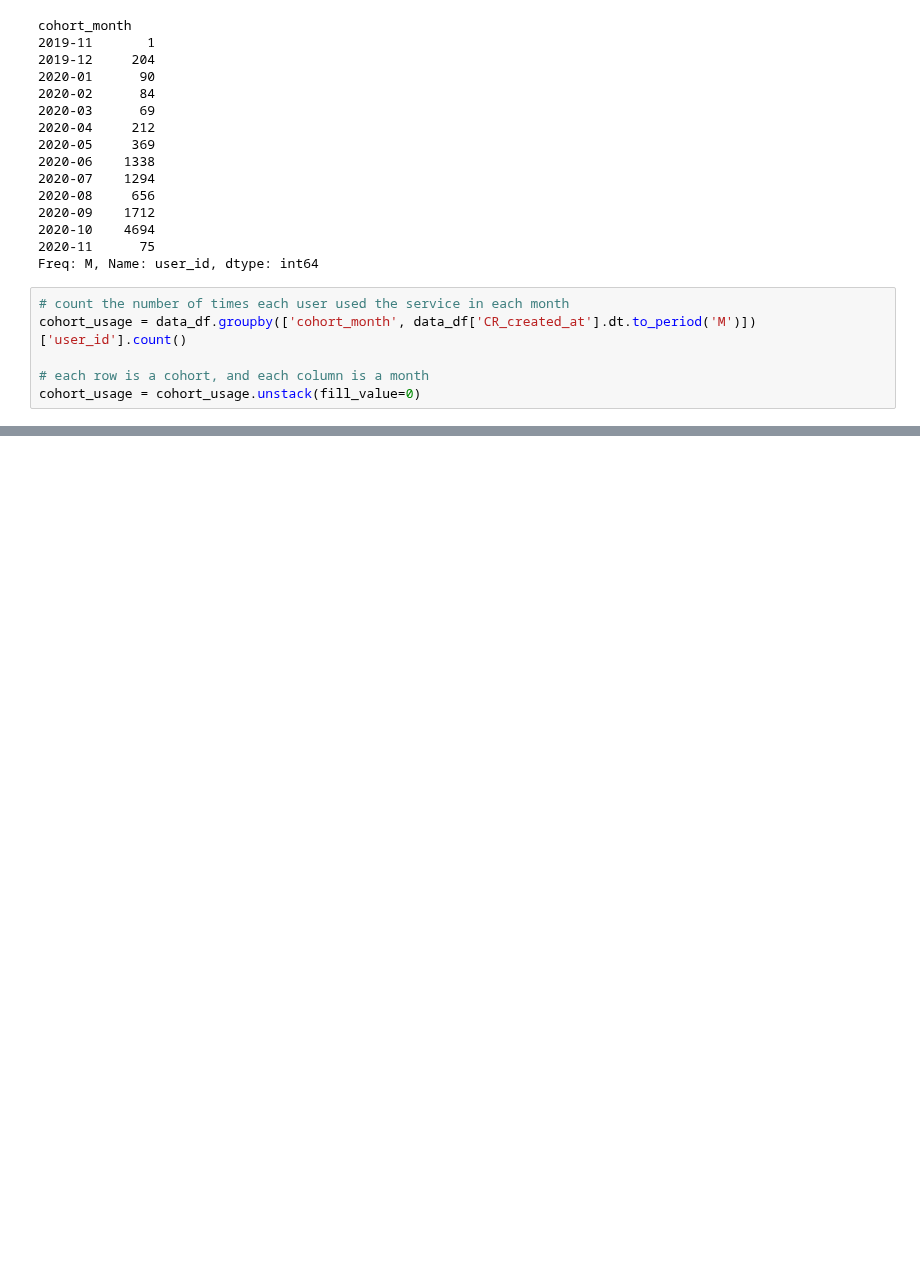
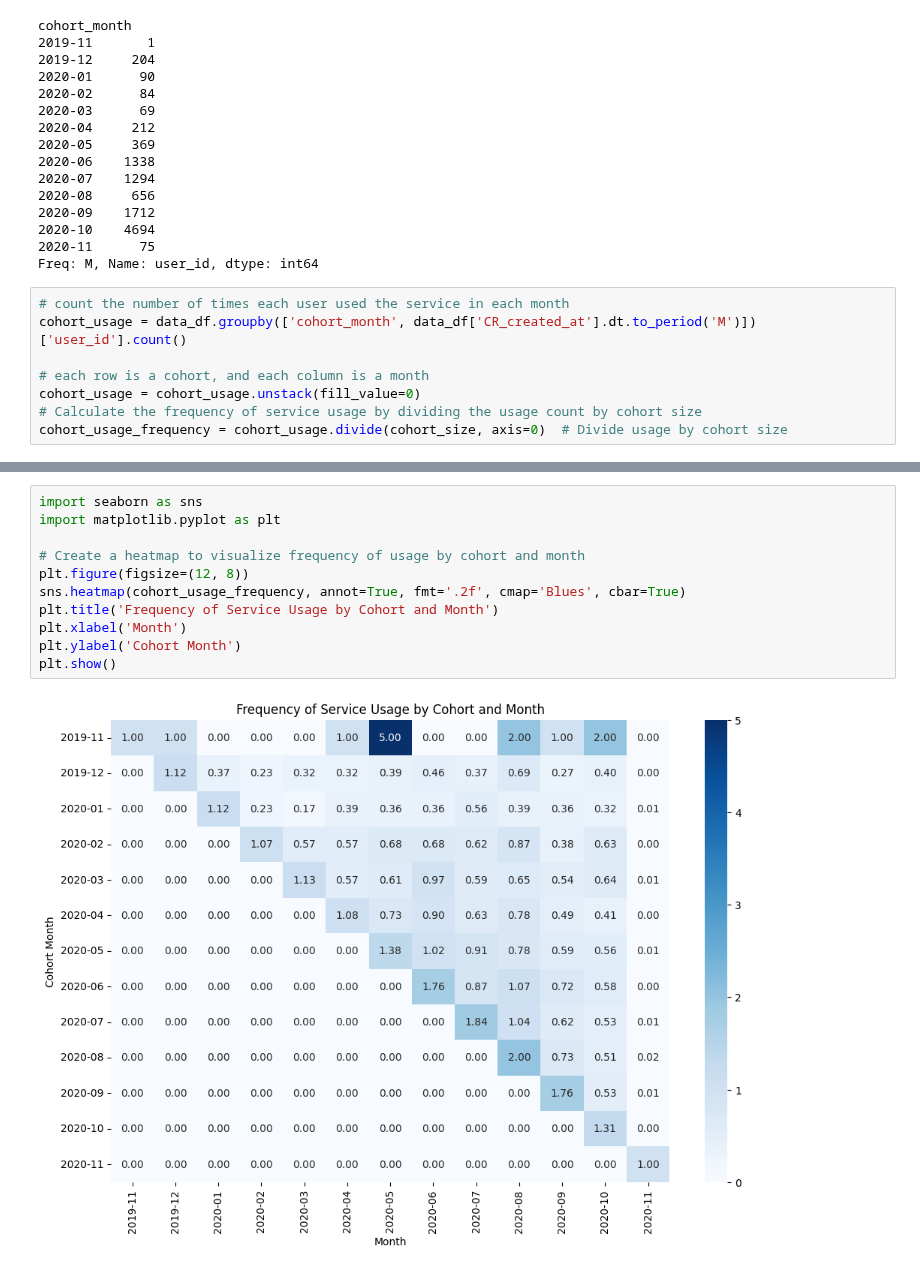
Before and after one commit to JayEm65/project-1-ironhack-payments-2-en, a Jupyter notebook: main.ipynb, the cells around one changed output, grey strips where cells are left out. Cells and saved outputs as stored; diff of their text form; blank space fills up the shorter version.

```diff
--- a/main.ipynb
+++ b/main.ipynb
@@ -510,3 +513,5 @@ cohort_usage = data_df.groupby(['cohort_month', data_df['CR_created_at'].dt.to_p
 
 # each row is a cohort, and each column is a month
 cohort_usage = cohort_usage.unstack(fill_value=0)
+# Calculate the frequency of service usage by dividing the usage count by cohort size
+cohort_usage_frequency = cohort_usage.divide(cohort_size, axis=0)  # Divide usage by cohort size
@@ -512,0 +539,13 @@ cohort_usage = cohort_usage.unstack(fill_value=0)
+# %%
+import seaborn as sns
+import matplotlib.pyplot as plt
+
+# Create a heatmap to visualize frequency of usage by cohort and month
+plt.figure(figsize=(12, 8))
+sns.heatmap(cohort_usage_frequency, annot=True, fmt='.2f', cmap='Blues', cbar=True)
+plt.title('Frequency of Service Usage by Cohort and Month')
+plt.xlabel('Month')
+plt.ylabel('Cohort Month')
+plt.show()
+# %% [output]
+[figure, added]
```
Also changed, not shown: parts of 3 cells of this notebook.
